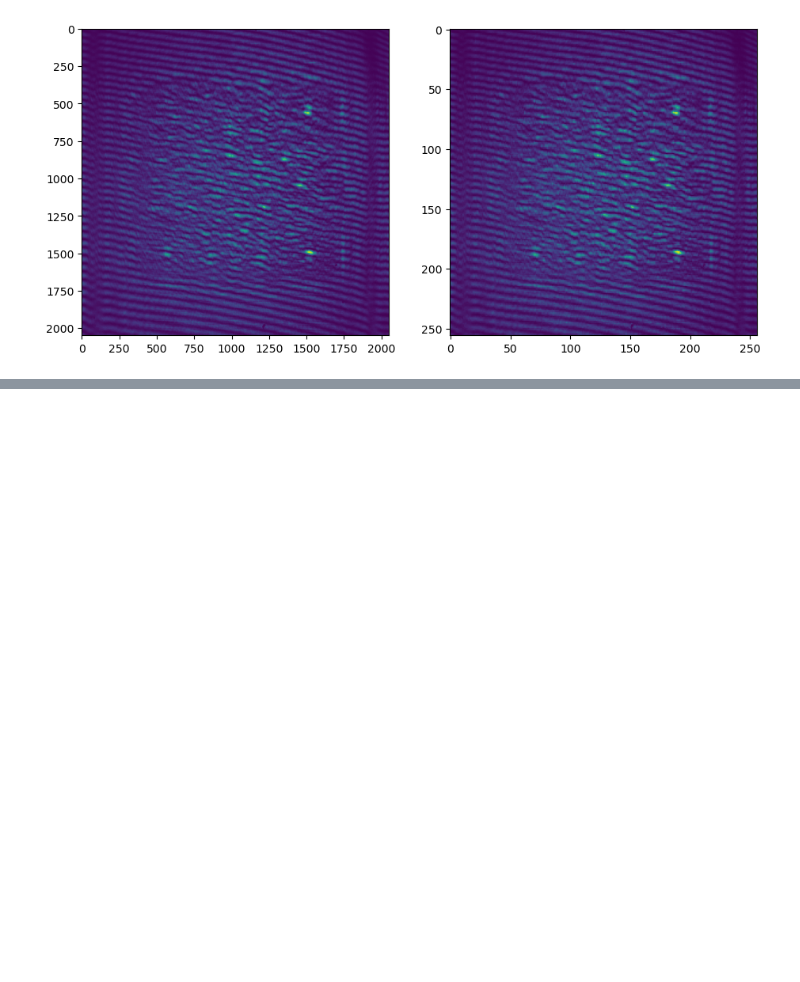
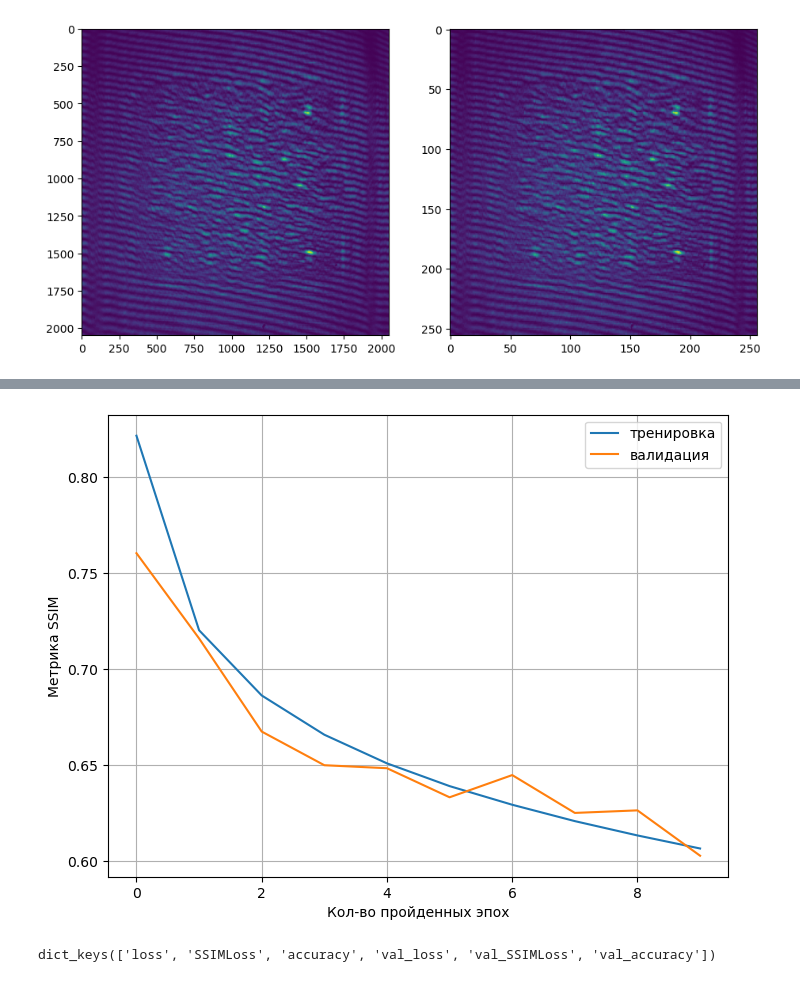
Before and after one commit to DrozdovMK/Hologram, a Jupyter notebook: train_notebook.ipynb, the cells around one changed output, grey strips where cells are left out. Drawn from its saved outputs; the diff is of its cells as text; code cells hidden in the pictures; blank space fills up the shorter version.

```diff
--- a/train_notebook.ipynb
+++ b/train_notebook.ipynb
@@ -161,0 +241,14 @@ for l in unet.layers:
+# %%
+fig,ax = plt.subplots(1, figsize = (8,6))
+ax.plot(history.history['SSIMLoss'], label = 'тренировка')
+ax.plot(history.history['val_SSIMLoss'], label = 'валидация')
+ax.set_ylabel('Метрика SSIM')
+ax.set_xlabel('Кол-во пройденных эпох')
+ax.legend()
+ax.grid()
+# %% [output]
+[figure, added]
+# %%
+history.history.keys()
+# %% [output]
+dict_keys(['loss', 'SSIMLoss', 'accuracy', 'val_loss', 'val_SSIMLoss', 'val_accuracy'])
```
Also changed, not shown: parts of 17 cells of this notebook, 3 other files.
